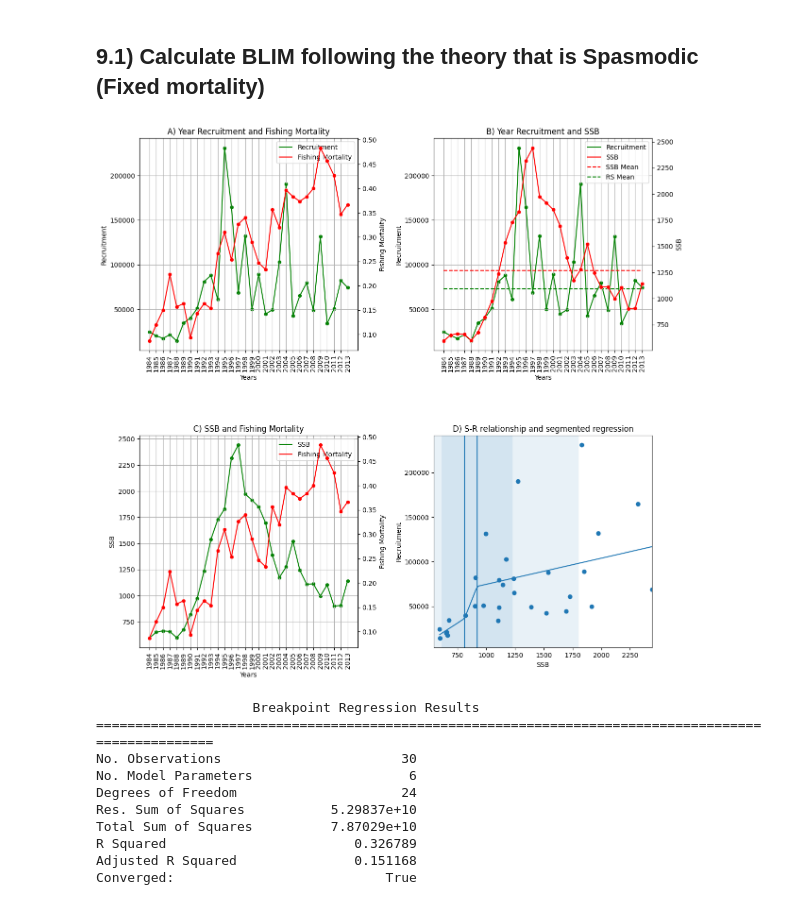
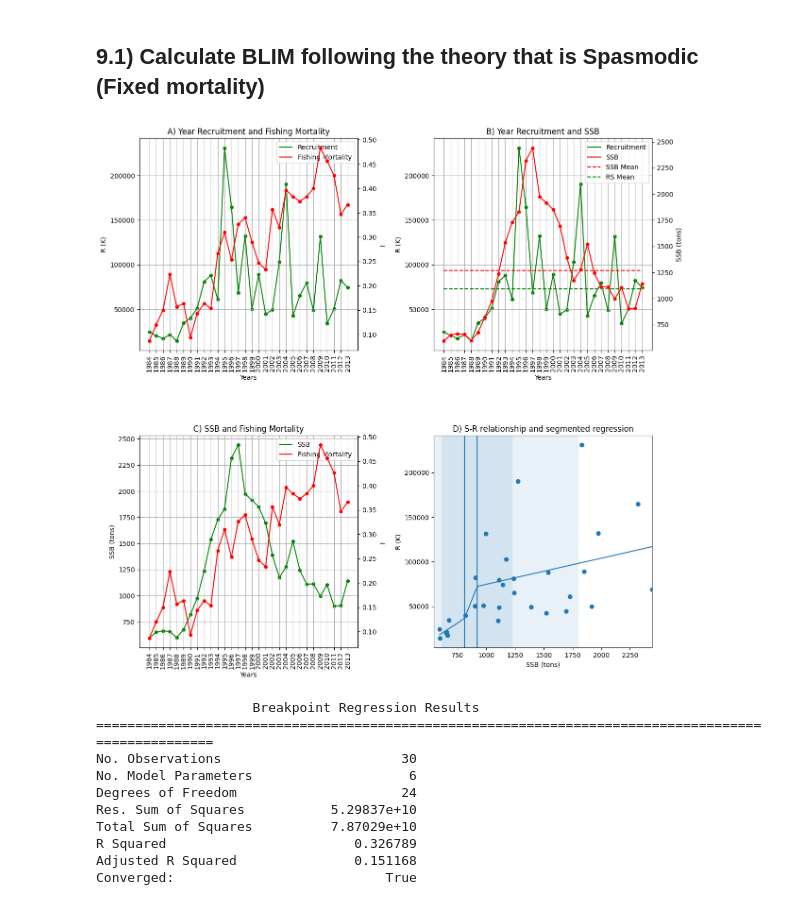
Before and after one commit to d2gex/pfs_slu, a Jupyter notebook: python/vap_fixed_terms.ipynb, the cells around one changed output. Saved outputs shown, nothing was run; the diff lists cells and outputs as text; code cells hidden in the pictures.

```diff
--- a/python/vap_fixed_terms.ipynb
+++ b/python/vap_fixed_terms.ipynb
@@ -768,8 +852,8 @@ _, ax =plt.subplots(nrows=2, ncols=2, figsize=(14,14))
 # # Plot segementation regrestion
 pw_fit.plot()
 ax[1][1].set_title("D) S-R relationship and segmented regression")
-ax[1][1].set_xlabel("SSB")
-ax[1][1].set_ylabel("Recruitment")
+ax[1][1].set_xlabel("SSB (tons)")
+ax[1][1].set_ylabel("R (K)")
 ax[1][1].set_xlim(min(ssb_m.values) - 50,max(ssb_m.values))
 # ax[1][1].set_xticklabels(sorted(list(ssb_m.values)))
 
@@ -795,12 +879,12 @@ sns.lineplot(data=fm_rs_ssb,
              y='fm',
              color='r',
              ax = ax_00)
-ax_00.set_ylabel("Fishing Mortality")
+ax_00.set_ylabel("F")
 ax[0][0].set(xticks=year_series)
 ax[0][0].set_xticklabels(ax[0][0].get_xticks(), rotation = 90)
 ax[0][0].set_title("A) Year Recruitment and Fishing Mortality")
 ax[0][0].set_xlabel("Years")
-ax[0][0].set_ylabel("Recruitment")
+ax[0][0].set_ylabel("R (K)")
 handles = build_twin_lineplot_legend ([{'color': 'g', 'label': 'Recruitment'},
                              {'color': 'r', 'label': 'Fishing Mortality'}])
 ax[0][0].legend(handles = handles)
@@ -840,12 +924,12 @@ sns.lineplot(x=year_series,
              color='r',
              linestyle='--',
              ax = ax_01)
-ax_01.set_ylabel("SSB")
+ax_01.set_ylabel("SSB (tons)")
 ax[0][1].set(xticks=year_series)
 ax[0][1].set_xticklabels(ax[0][0].get_xticks(), rotation = 90)
 ax[0][1].set_title("B) Year Recruitment and SSB")
 ax[0][1].set_xlabel("Years")
-ax[0][1].set_ylabel("Recruitment")
+ax[0][1].set_ylabel("R (K)")
 handles = build_twin_lineplot_legend ([{'color': 'g', 'label': 'Recruitment'},
                              {'color': 'r', 'label': 'SSB'}])
 handles.extend([mlines.Line2D([], [], color='r', label='SSB Mean', linestyle='--'),
@@ -859,36 +943,36 @@ ax_10 =ax[1][0].twinx()
 sns.scatterplot(data=fm_rs_ssb,
                 x = "year",
                 y="ssb",
                 color='g',
                 ax = ax[1][0])
 sns.lineplot(data=fm_rs_ssb,
              x='year',
              y='ssb',
              color='g',
              ax = ax[1][0])
 sns.scatterplot(data=fm_rs_ssb,
                 x = "year",
                 y="fm",
                 color='r',
                 ax = ax_10)
 sns.lineplot(data=fm_rs_ssb,
              x='year',
              y='fm',
              color='r',
              ax = ax_10)
-ax_10.set_ylabel("Fishing Mortality")
+ax_10.set_ylabel("F")
 ax[1][0].set(xticks=year_series)
 ax[1][0].set_xticklabels(ax[1][0].get_xticks(), rotation = 90)
 ax[1][0].set_title("C) SSB and Fishing Mortality")
 ax[1][0].set_xlabel("Years")
-ax[1][0].set_ylabel("SSB")
+ax[1][0].set_ylabel("SSB (tons)")
 handles = build_twin_lineplot_legend ([{'color': 'g', 'label': 'SSB'},
                              {'color': 'r', 'label': 'Fishing Mortality'}])
 ax[1][0].legend(handles = handles)
 ax[1][0].grid()
 plt.subplots_adjust(hspace=0.4, wspace=0.35)
 # %% [output]
-[figure, old version]
+[figure, new version]
 # %%
 pw_fit.summary()
 # %% [output]
```
Also changed, not shown: parts of 7 cells of this notebook.
